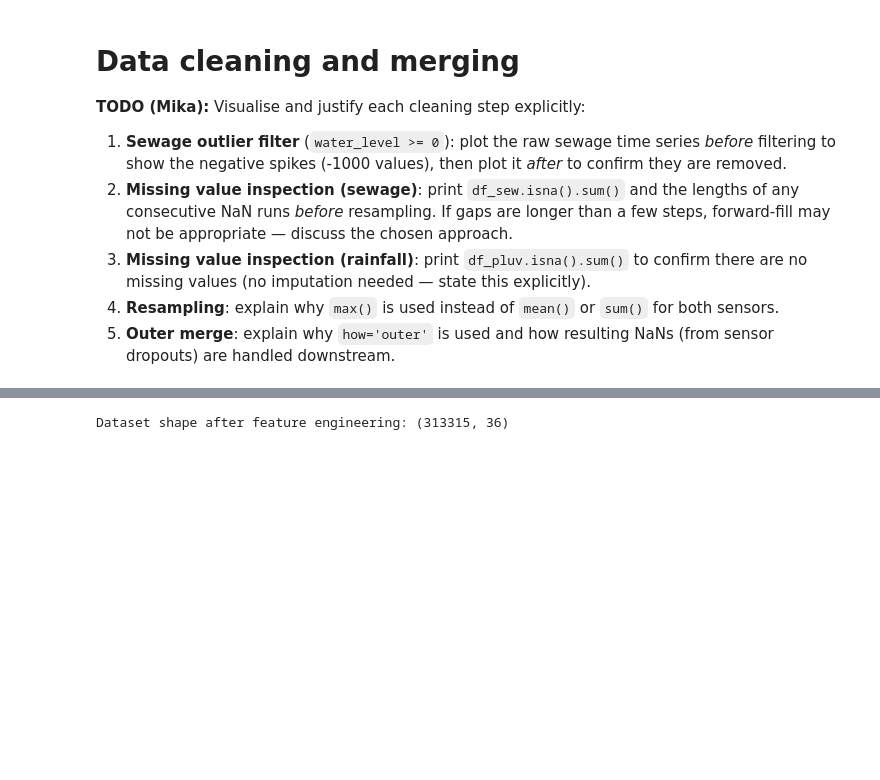
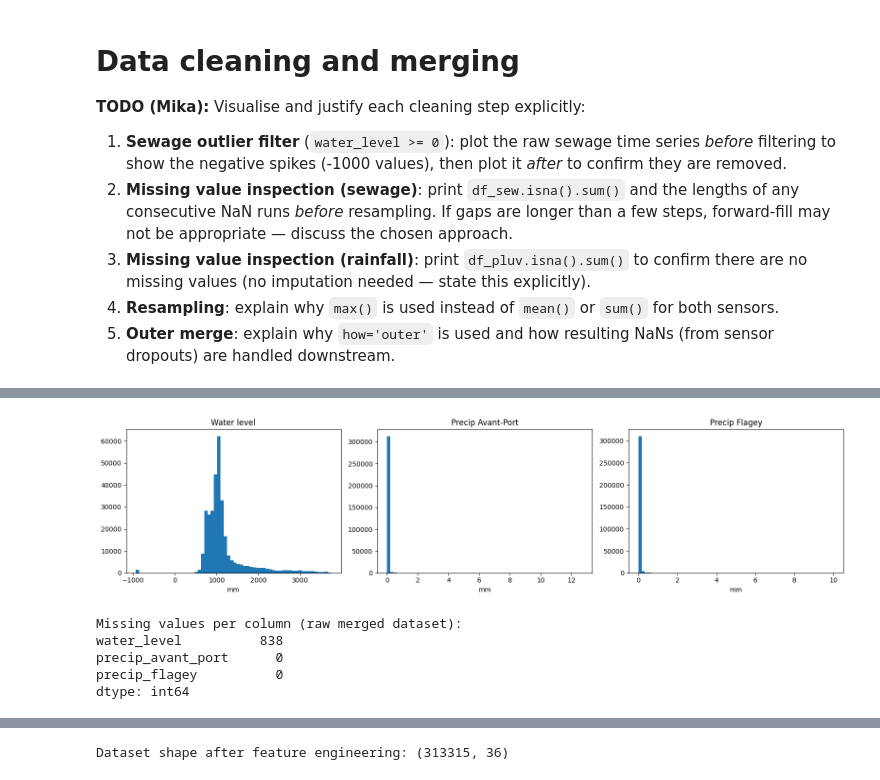
Before and after one commit to miirage-exe/overflow-prediction, a Jupyter notebook: project.ipynb, the cells around one changed output, grey strips where cells are left out. Cells and saved outputs as stored; diff of their text form; code cells hidden in the pictures; blank space fills up the shorter version.

```diff
--- a/project.ipynb
+++ b/project.ipynb
@@ -144,0 +178,35 @@ df_2024.plot(figsize=(24,6), secondary_y=['precip_avant_port', 'precip_flagey'])
+# %%
+# ---
+# 2. DISTRIBUTIONS: water level and precipitation
+# ---
+fig, axes = plt.subplots(1, 3, figsize=(16, 4))
+
+axes[0].hist(df['water_level'].dropna(), bins=60)
+axes[0].set_title('Water level')
+axes[0].set_xlabel('mm')
+
+axes[1].hist(df['precip_avant_port'].dropna(), bins=60)
+axes[1].set_title('Precip Avant-Port')
+axes[1].set_xlabel('mm')
+
+axes[2].hist(df['precip_flagey'].dropna(), bins=60)
+axes[2].set_title('Precip Flagey')
+axes[2].set_xlabel('mm')
+
+plt.tight_layout()
+plt.show()
+# %% [output]
+[figure, added]
+# %%
+# ---
+# 3. MISSING DATA SUMMARY
+# ---
+missing = df[['water_level', 'precip_avant_port', 'precip_flagey']].isna().sum()
+print("Missing values per column (raw merged dataset):")
+print(missing)
+# %% [output]
+Missing values per column (raw merged dataset):
+water_level          838
+precip_avant_port      0
+precip_flagey          0
+dtype: int64
```
Also changed, not shown: parts of 20 cells of this notebook.
